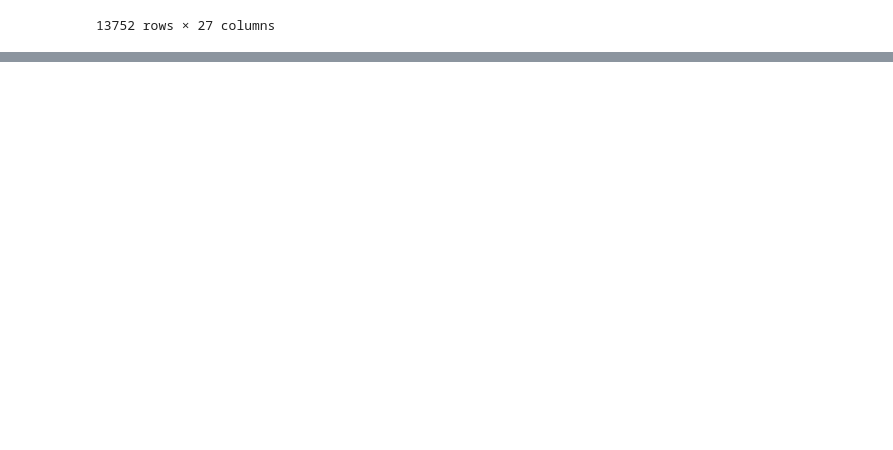
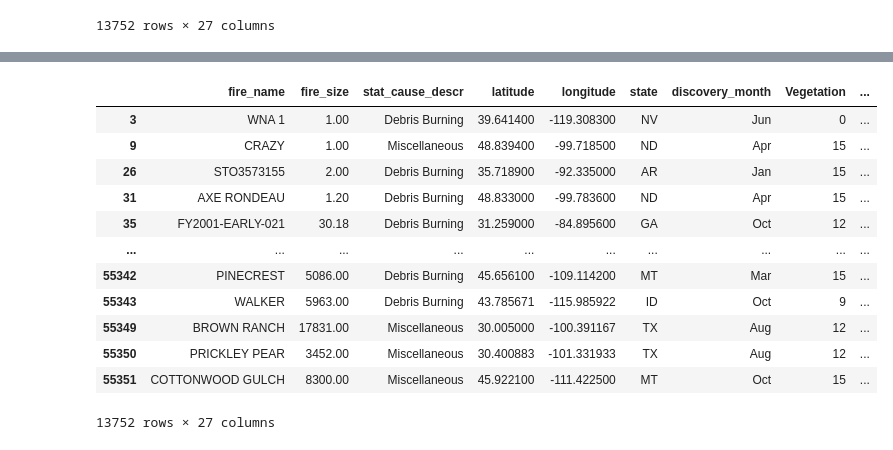
Before and after one commit to goatgirl86/Final_Project_Wildfires, a Jupyter notebook: wildfires_cleaning.ipynb, the cells around one changed output, grey strips where cells are left out. Cells and saved outputs as stored; diff of their text form; code cells hidden in the pictures; blank space fills up the shorter version.

Commit message:
updates with cleaned putout_time

```diff
--- a/wildfires_cleaning.ipynb
+++ b/wildfires_cleaning.ipynb
@@ -217,0 +254,6 @@ See the caveats in the documentation: https://pandas.pydata.org/pandas-docs/stab
+# %%
+# Adding these columns to the existing dataframe.
+#df_new[['putout_1', 'putout_2']] = df_new.putout_time.str.split(expand=True)
+df_new[['A', 'B']] = df_new['putout_time'].str.split(' ', 1, expand=True)
+#df_new[['putout_1', 'putout_2']] = df_new['putout_time'].str.extract(r'^\s*([^\s]+)_(.+)')
+df_new
@@ -217,0 +304,3 @@ See the caveats in the documentation: https://pandas.pydata.org/pandas-docs/stab
+# %%
+df_new['A'] = df_new['A'].replace(np.nan, 0)
+df_new
@@ -233,0 +346,3 @@ df_new
+# %%
+df_new = df_new.astype({"A":'int64'})
+df_new.dtypes
@@ -233,0 +367,3 @@ df_new
+# %%
+df_new.rename(columns = {'A':'putout_time_int'}, inplace=True)
+df_new
@@ -233,0 +384,17 @@ df_new
+# %%
+df_new.drop(["putout_time", "B"], axis=1, inplace=True)
+df_new
+# %% [output]
+|  | fire_name | fire_size | stat_cause_descr | latitude | longitude | state | discovery_month | Vegetation | ... |
+| 3 | WNA 1 | 1.00 | Debris Burning | 39.641400 | -119.308300 | NV | Jun | 0 | ... |
+| 9 | CRAZY | 1.00 | Miscellaneous | 48.839400 | -99.718500 | ND | Apr | 15 | ... |
+| 26 | STO3573155 | 2.00 | Debris Burning | 35.718900 | -92.335000 | AR | Jan | 15 | ... |
+| 31 | AXE RONDEAU | 1.20 | Debris Burning | 48.833000 | -99.783600 | ND | Apr | 15 | ... |
+| 35 | FY2001-EARLY-021 | 30.18 | Debris Burning | 31.259000 | -84.895600 | GA | Oct | 12 | ... |
+| ... | ... | ... | ... | ... | ... | ... | ... | ... | ... |
+| 55342 | PINECREST | 5086.00 | Debris Burning | 45.656100 | -109.114200 | MT | Mar | 15 | ... |
+| 55343 | WALKER | 5963.00 | Debris Burning | 43.785671 | -115.985922 | ID | Oct | 9 | ... |
+| 55349 | BROWN RANCH | 17831.00 | Miscellaneous | 30.005000 | -100.391167 | TX | Aug | 12 | ... |
+| 55350 | PRICKLEY PEAR | 3452.00 | Miscellaneous | 30.400883 | -101.331933 | TX | Aug | 12 | ... |
+| 55351 | COTTONWOOD GULCH | 8300.00 | Miscellaneous | 45.922100 | -111.422500 | MT | Oct | 15 | ... |
+13752 rows × 27 columns
```
Also changed, not shown: parts of 13 cells of this notebook, 13 other files.
